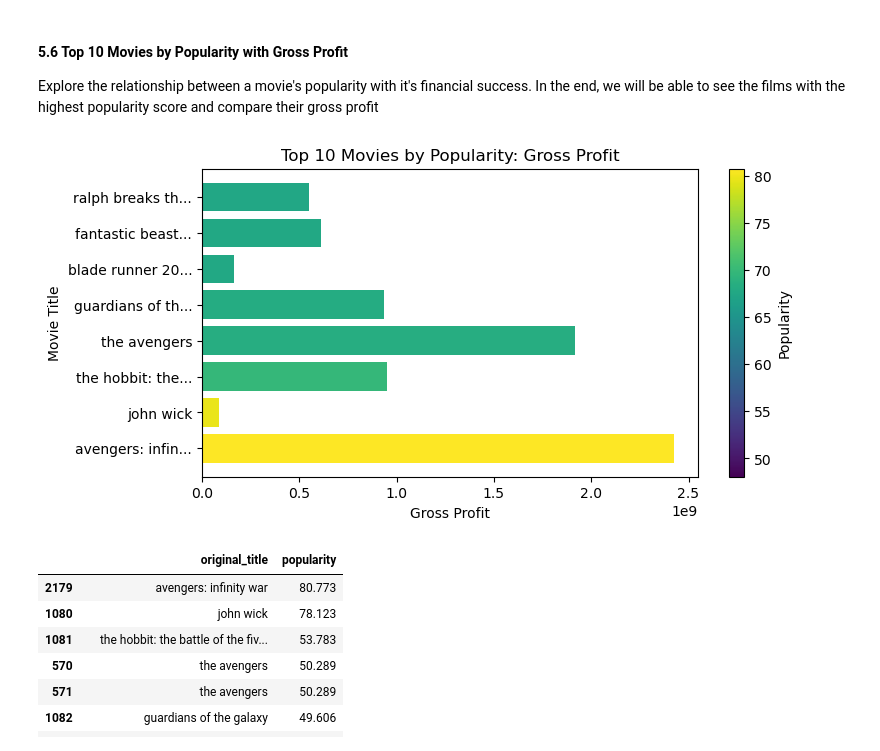
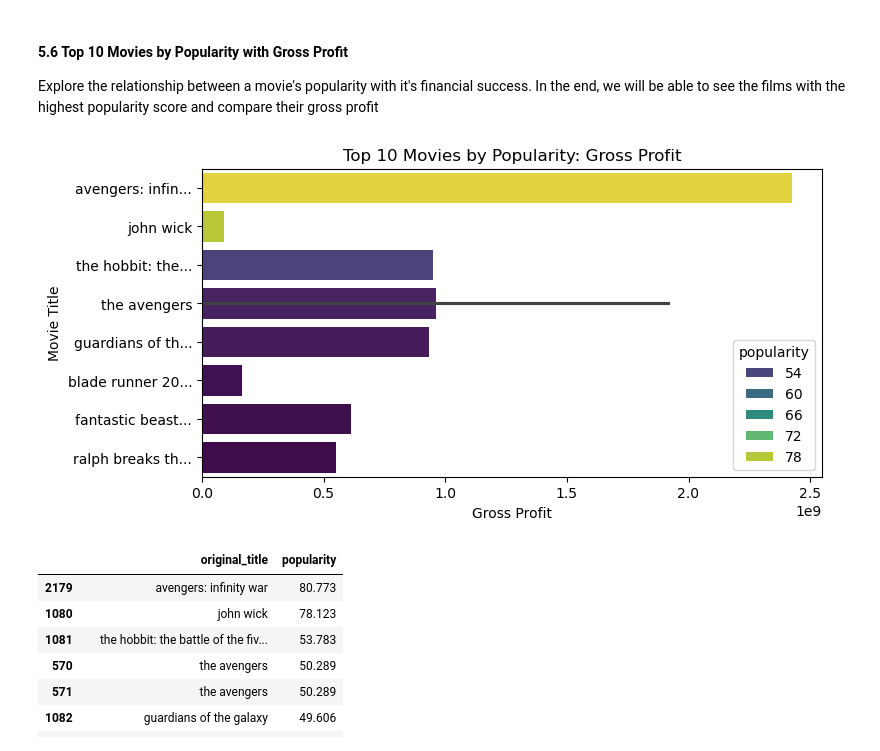
Before and after one commit to mikabenson/PHASE2_PROJECT-inferential-statistics-, a Jupyter notebook: notebooks/Filda.ipynb, the cells around one changed output. Cells and saved outputs as stored; diff of their text form; code cells hidden in the pictures.

```diff
--- a/notebooks/Filda.ipynb
+++ b/notebooks/Filda.ipynb
@@ -269,8 +260,19 @@ movie_budgets['Gross_profit'] = (movie_budgets['worldwide_gross'] + movie_budget
+# %%
+# Convert columns to numeric
+movie_budgets_df[['worldwide_gross', 'domestic_gross', 'production_budget']] = movie_budgets_df[['worldwide_gross', 'domestic_gross', 'production_budget']].apply(pd.to_numeric, errors='coerce')
+
+# Create the 'Gross_profit' column
+movie_budgets_df['Gross_profit'] = (movie_budgets_df['worldwide_gross'] + movie_budgets_df['domestic_gross']) - movie_budgets_df['production_budget']
 # %%
 # 2. Merge movie_budgets with movies_merged on 'movie' and 'original_title'
-movies_merged = pd.merge(mdb_movies, movie_budgets, left_on='original_title', right_on='movie', how='inner')
+movies_merged = pd.merge(movies_df, movie_budgets_df, left_on='original_title', right_on='movie', how='inner')
 
 movies_analysis = movies_merged[['original_title', 'popularity', 'vote_average', 'vote_count', 'domestic_gross', 'worldwide_gross', 'Gross_profit']]
+# Convert columns to numeric, forcing errors to NaN for non-numeric entries
+movies_analysis['Gross_profit'] = pd.to_numeric(movies_analysis['Gross_profit'], errors='coerce')
+movies_analysis['popularity'] = pd.to_numeric(movies_analysis['popularity'], errors='coerce')
+movies_analysis['production_budget'] = pd.to_numeric(movies_analysis['production_budget'], errors='coerce')
+
 movies_analysis.head()
 # %% [output]
 |  | original_title | popularity | vote_average | vote_count | domestic_gross | worldwide_gross | Gross_profit |
@@ -367,36 +359,28 @@ plt.show()
 #### 5.6 Top 10 Movies by Popularity with Gross Profit
 Explore the relationship between a movie's popularity with it's financial success. In the end, we will be able to see the films with the highest popularity score and compare their gross profit
 # %%
-# Select the top 10 movies by popularity and abbreviate long titles
+
+# Sort movies by popularity and select top 10
 top_movies = movies_analysis.sort_values(by='popularity', ascending=False).head(10).copy()
+
+# Abbreviate long titles
 top_movies['short_title'] = top_movies['original_title'].apply(lambda x: x[:15] + '...' if len(x) > 15 else x)
 
-# Create a colormap based on the popularity score using sns.color_palette
-cmap = sns.color_palette("viridis", as_cmap=True)  # Using the 'viridis' palette
+# Create a figure and axes
+plt.figure(figsize=(8, 4))
 
-# Manually assign colors based on popularity
-top_movies['color'] = [cmap(p / top_movies['popularity'].max()) for p in top_movies['popularity']]  # Corrected the color assignment
-
-# Create a figure and axes
-fig, ax = plt.subplots(figsize=(8, 4))
-
-# Create the barplot with colors based on popularity, manually setting colors for each bar
-bars = ax.barh(top_movies['short_title'], top_movies['Gross_profit'], color=top_movies['color'])
+# Create a barplot using seaborn
+sns.barplot(data=top_movies, y='short_title', x='Gross_profit', hue='popularity', palette='viridis', dodge=False)
 
 # Add titles and labels
-ax.set_title('Top 10 Movies by Popularity: Gross Profit')
-ax.set_xlabel('Gross Profit')
-ax.set_ylabel('Movie Title')
-
-# Create a colorbar using the same colormap
-sm = plt.cm.ScalarMappable(cmap=cmap, norm=plt.Normalize(vmin=top_movies['popularity'].min(), vmax=top_movies['popularity'].max()))
-sm.set_array([])  # Empty array to set up colorbar
-fig.colorbar(sm, ax=ax, label='Popularity')
+plt.title('Top 10 Movies by Popularity: Gross Profit')
+plt.xlabel('Gross Profit')
+plt.ylabel('Movie Title')
 
 # Show plot
 plt.show()
 # %% [output]
-[figure, old version]
+[figure, new version]
 # %%
 # Sort the movies by popularity in descending order and display the top 10 films
 top_popular_movies = movies_analysis.sort_values(by='popularity', ascending=False).head(10)
```
Also changed, not shown: parts of 17 cells of this notebook, 1 other file.
